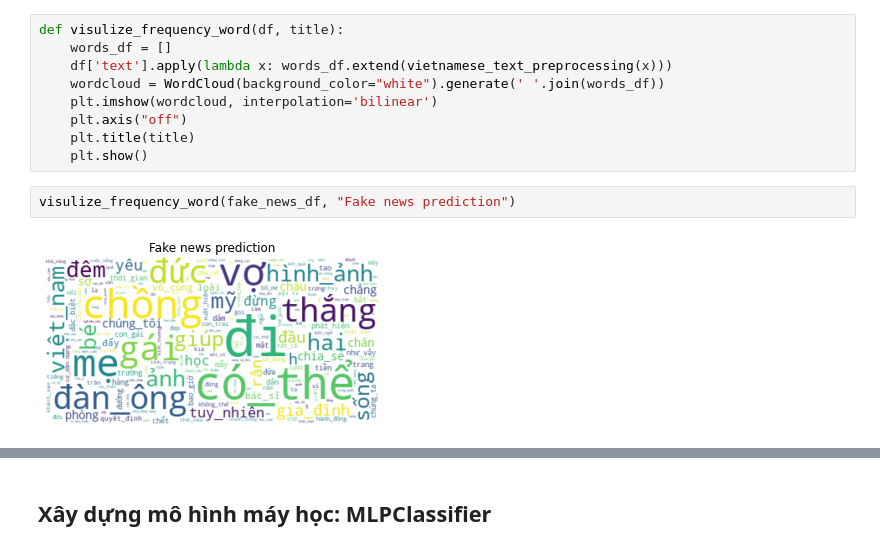
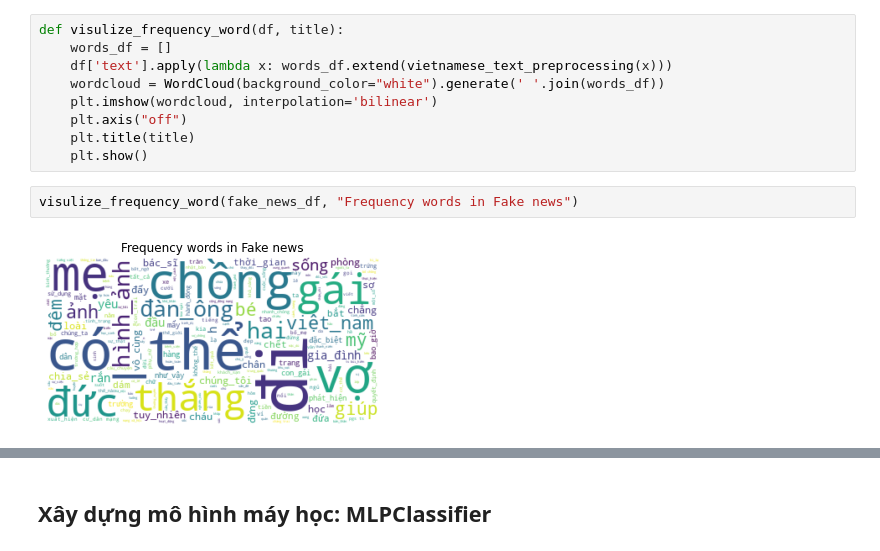
Before and after one commit to nnguyet/Fake-News-Detection, a Jupyter notebook: PJ3.ipynb, the cells around one changed output, grey strips where cells are left out. Cells and saved outputs as stored; diff of their text form.

```diff
--- a/PJ3.ipynb
+++ b/PJ3.ipynb
@@ -217,9 +218,9 @@ def visulize_frequency_word(df, title):
     plt.title(title)
     plt.show()
 # %%
-visulize_frequency_word(fake_news_df, "Fake news prediction")
+visulize_frequency_word(fake_news_df, "Frequency words in Fake news")
 # %% [output]
-[figure, old version]
+[figure, new version]
 # %%
 visulize_frequency_word(real_news_df, "Frequency words in Real news")
 # %% [output]
```
Also changed, not shown: parts of 27 cells of this notebook, 5 other files.
